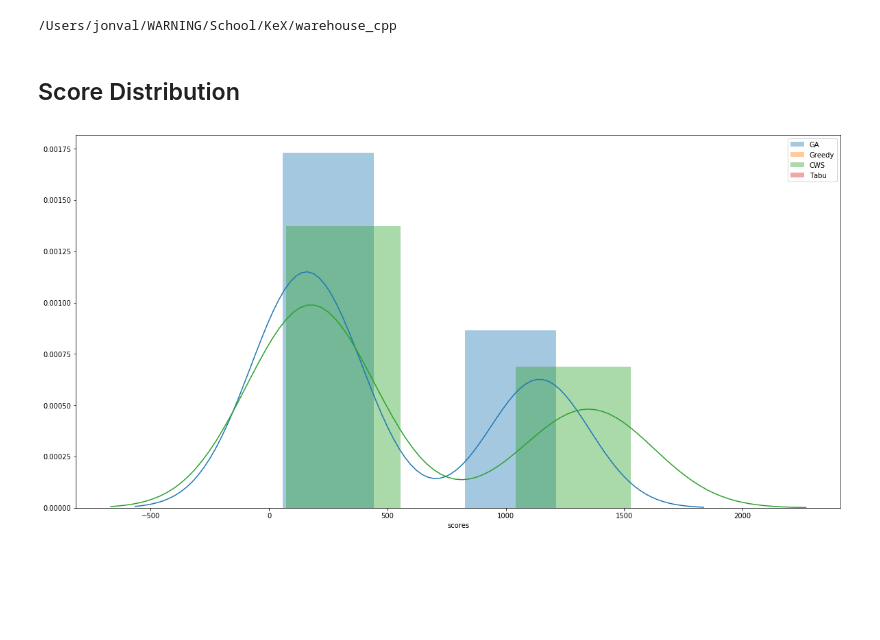
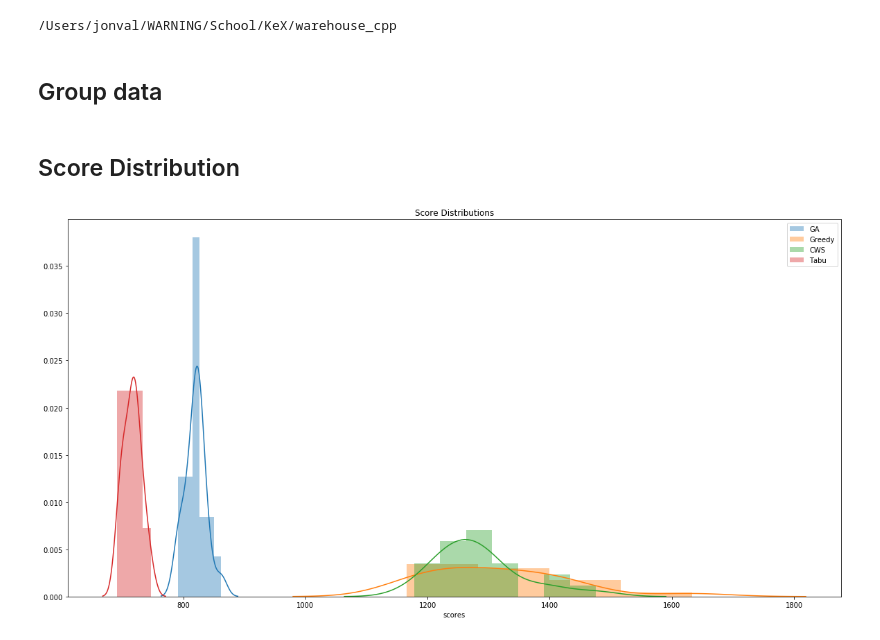
Before and after one commit to kex2019/warehouse_cpp, a Jupyter notebook: plots/DataExploration.ipynb, the cells around one changed output. Saved outputs shown, nothing was run; the diff lists cells and outputs as text; code cells hidden in the pictures; blank space fills up the shorter version.

```diff
--- a/plots/DataExploration.ipynb
+++ b/plots/DataExploration.ipynb
@@ -29,3 +51,6 @@ with open("../results/ga.results", "r") as ga_file,\
 print(os.path.abspath(os.pardir))
 # %% [output]
 /Users/jonval/WARNING/School/KeX/warehouse_cpp
+# %% [markdown]
+Group data
+---
@@ -35,20 +101,40 @@ Score Distribution
 # %%
 fig, ax = plt.subplots(1, figsize=(20, 10))
 
+group = 2
 
-sb.distplot(ga_df["scores"], label="GA", ax=ax)
-ax.legend()
+try:
+    ga_data = ga_G.get_group(ga_groups[group])
+    sb.distplot(ga_data["scores"], label="GA", ax=ax)
+    ax.legend()
+except Exception as e:
+    print("Failed to plot GA %s" % str(e))
 
-sb.distplot(greedy_df["scores"], label="Greedy", ax=ax)
-ax.legend()
+try:
+    greedy_data = greedy_G.get_group(greedy_groups[group])
+    sb.distplot(greedy_data["scores"], label="Greedy", ax=ax)
+    ax.legend()
+except Exception as e:
+    print("Failed to plot greedy %s" % str(e))
 
-sb.distplot(cws_df["scores"], label="CWS", ax=ax)
-ax.legend()
+try:
+    cws_data = cws_G.get_group(cws_groups[group])
+    sb.distplot(cws_data["scores"], label="CWS", ax=ax)
+    ax.legend()
+except Exception as e:
+    print("Failed to plot cws %s" % (str(e)))
 
-sb.distplot(tabu_df["scores"], label="Tabu", ax=ax)
-ax.legend()
+try:
+    tabu_data = tabu_G.get_group(tabu_groups[group])
+    sb.distplot(tabu_data["scores"], label="Tabu", ax=ax)
+    ax.legend()
+except Exception as e:
+    print("Failed to plot tabu %s" % str(e))
 
+ax.set_title("Score Distributions")
+
+fig.savefig("outputs/big_warehouse_score_distribution.pdf", bbox_inches='tight')
 
 plt.show()
 # %% [output]
-[figure, old version]
+[figure, new version]
```
Also changed, not shown: parts of 9 cells of this notebook, 5 other files.
